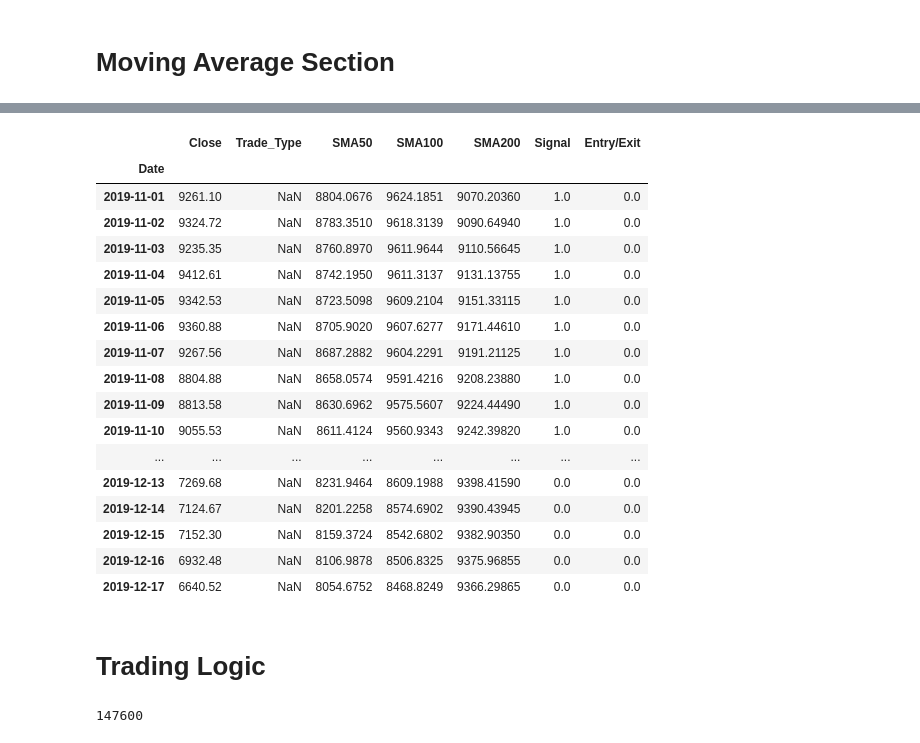
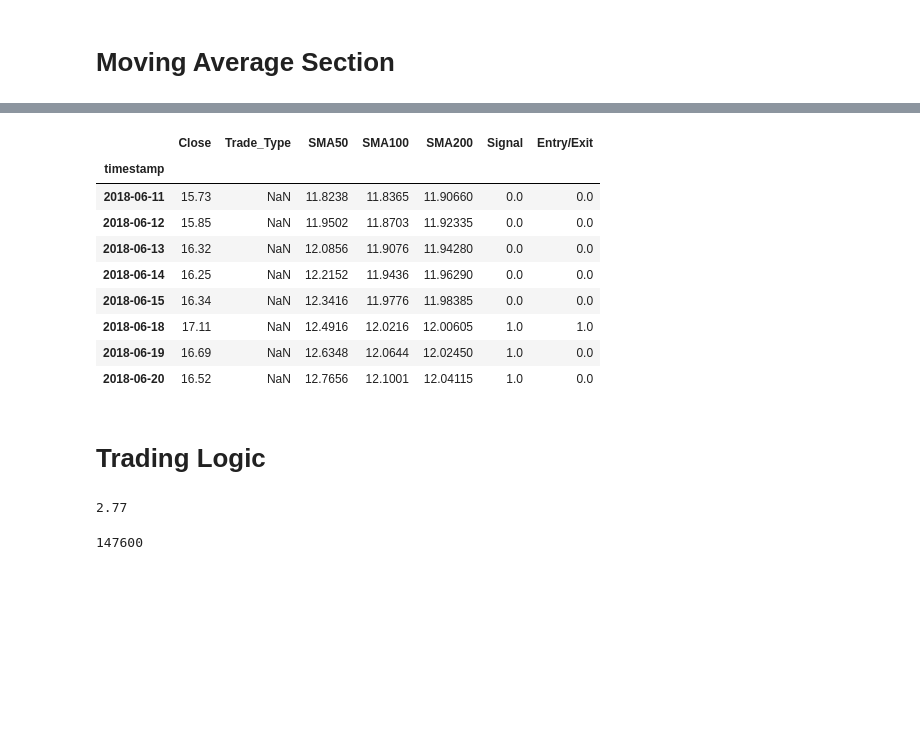
Before and after one commit to jake-viss/algorithmic_trader, a Jupyter notebook: algo_trader.ipynb, the cells around one changed output, grey strips where cells are left out. Cells and saved outputs as stored; diff of their text form; code cells hidden in the pictures; blank space fills up the shorter version.

Commit message:
Update to algo trader logic

```diff
--- a/algo_trader.ipynb
+++ b/algo_trader.ipynb
@@ -34,0 +80,4 @@ amd_df = alpaca.get_bars("AMD", TimeFrame.Day, "2018-01-01", "2022-04-30", adjus
+# %%
+# Add the trade_type column to track buys and sells
+amd_df['Trade_Type'] = np.nan
+amd_df.head()
@@ -78,18 +108,18 @@ short_window = 50
 long_window = 100
 ex_long_window = 200
 
-btc_df['SMA50'] = btc_df['Close'].rolling(window=short_window).mean()
-btc_df['SMA100'] = btc_df['Close'].rolling(window=long_window).mean()
-btc_df['SMA200'] = btc_df['Close'].rolling(window=ex_long_window).mean()
+amd_df['SMA50'] = amd_df['Close'].rolling(window=short_window).mean()
+amd_df['SMA100'] = amd_df['Close'].rolling(window=long_window).mean()
+amd_df['SMA200'] = amd_df['Close'].rolling(window=ex_long_window).mean()
 
 # Create a column to hold the trading signal
-btc_df["Signal"] = 0.0
+amd_df["Signal"] = 0.0
 # %%
 # Generate the trading signal 0 or 1,
 # where 1 is the short-window (SMA100) greater than the long-window (SMA200)
 # and 0 is when the condition is not met
-btc_df["Signal"][long_window:] = np.where(
-    btc_df["SMA100"][long_window:] > btc_df["SMA200"][long_window:], 1.0, 0.0)
+amd_df["Signal"][long_window:] = np.where(
+    amd_df["SMA100"][long_window:] > amd_df["SMA200"][long_window:], 1.0, 0.0)
 
 # Review the DataFrame
-btc_df.loc["2019-05-01":"2019-06-17"]
+#amd_df.loc["2019-05-01":"2019-06-17"]
@@ -115,7 +126,7 @@ btc_df.loc["2019-05-01":"2019-06-17"]
 # %%
 # Calculate the points in time when the Signal value changes
 # Identify trade entry (1) and exit (-1) points
-btc_df["Entry/Exit"] = btc_df["Signal"].diff()
+amd_df["Entry/Exit"] = amd_df["Signal"].diff()
 
 # Review the DataFrame
-btc_df.loc["2019-11-01":"2019-12-17"]
+#amd_df.loc["2019-11-01":"2019-12-17"]
@@ -217,23 +193,15 @@ previous_purchase_price = 0
-# %%
-btc_df.loc["2019-11-01":"2019-12-17"]
-# %% [output]
-|  | Close | Trade_Type | SMA50 | SMA100 | SMA200 | Signal | Entry/Exit |
-| Date |  |  |  |  |  |  |  |
-| 2019-11-01 | 9261.10 | NaN | 8804.0676 | 9624.1851 | 9070.20360 | 1.0 | 0.0 |
-| 2019-11-02 | 9324.72 | NaN | 8783.3510 | 9618.3139 | 9090.64940 | 1.0 | 0.0 |
-| 2019-11-03 | 9235.35 | NaN | 8760.8970 | 9611.9644 | 9110.56645 | 1.0 | 0.0 |
-| 2019-11-04 | 9412.61 | NaN | 8742.1950 | 9611.3137 | 9131.13755 | 1.0 | 0.0 |
-| 2019-11-05 | 9342.53 | NaN | 8723.5098 | 9609.2104 | 9151.33115 | 1.0 | 0.0 |
-| 2019-11-06 | 9360.88 | NaN | 8705.9020 | 9607.6277 | 9171.44610 | 1.0 | 0.0 |
-| 2019-11-07 | 9267.56 | NaN | 8687.2882 | 9604.2291 | 9191.21125 | 1.0 | 0.0 |
-| 2019-11-08 | 8804.88 | NaN | 8658.0574 | 9591.4216 | 9208.23880 | 1.0 | 0.0 |
-| 2019-11-09 | 8813.58 | NaN | 8630.6962 | 9575.5607 | 9224.44490 | 1.0 | 0.0 |
-| 2019-11-10 | 9055.53 | NaN | 8611.4124 | 9560.9343 | 9242.39820 | 1.0 | 0.0 |
-| ... | ... | ... | ... | ... | ... | ... | ... |
-| 2019-12-13 | 7269.68 | NaN | 8231.9464 | 8609.1988 | 9398.41590 | 0.0 | 0.0 |
-| 2019-12-14 | 7124.67 | NaN | 8201.2258 | 8574.6902 | 9390.43945 | 0.0 | 0.0 |
-| 2019-12-15 | 7152.30 | NaN | 8159.3724 | 8542.6802 | 9382.90350 | 0.0 | 0.0 |
-| 2019-12-16 | 6932.48 | NaN | 8106.9878 | 8506.8325 | 9375.96855 | 0.0 | 0.0 |
-| 2019-12-17 | 6640.52 | NaN | 8054.6752 | 8468.8249 | 9366.29865 | 0.0 | 0.0 |
+# %%
+amd_df.loc['2018-06-10':'2018-06-20']
+# %% [output]
+|  | Close | Trade_Type | SMA50 | SMA100 | SMA200 | Signal | Entry/Exit |
+| timestamp |  |  |  |  |  |  |  |
+| 2018-06-11 | 15.73 | NaN | 11.8238 | 11.8365 | 11.90660 | 0.0 | 0.0 |
+| 2018-06-12 | 15.85 | NaN | 11.9502 | 11.8703 | 11.92335 | 0.0 | 0.0 |
+| 2018-06-13 | 16.32 | NaN | 12.0856 | 11.9076 | 11.94280 | 0.0 | 0.0 |
+| 2018-06-14 | 16.25 | NaN | 12.2152 | 11.9436 | 11.96290 | 0.0 | 0.0 |
+| 2018-06-15 | 16.34 | NaN | 12.3416 | 11.9776 | 11.98385 | 0.0 | 0.0 |
+| 2018-06-18 | 17.11 | NaN | 12.4916 | 12.0216 | 12.00605 | 1.0 | 1.0 |
+| 2018-06-19 | 16.69 | NaN | 12.6348 | 12.0644 | 12.02450 | 1.0 | 0.0 |
+| 2018-06-20 | 16.52 | NaN | 12.7656 | 12.1001 | 12.04115 | 1.0 | 0.0 |
 # %% [markdown]
 # Trading Logic
@@ -240,3 +217,8 @@ btc_df.loc["2019-11-01":"2019-12-17"]
+# %%
+amd_df
+PREV_BUY_PRICE
+# %% [output]
+2.77
 # %%
 # Loop through the Pandas DataFrame and initiate a trade each iteration
 for index, row in btc_df.iterrows():
```
Also changed, not shown: parts of 20 cells of this notebook.
